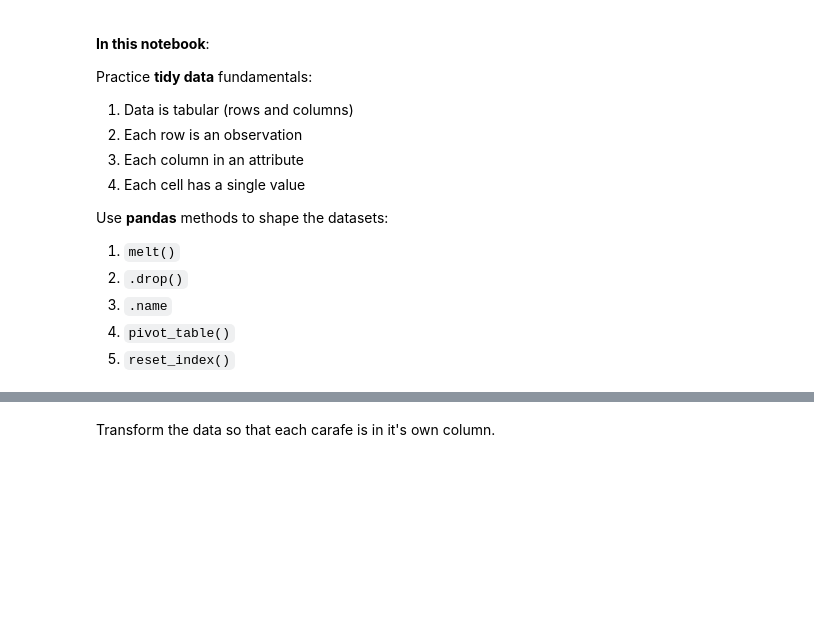
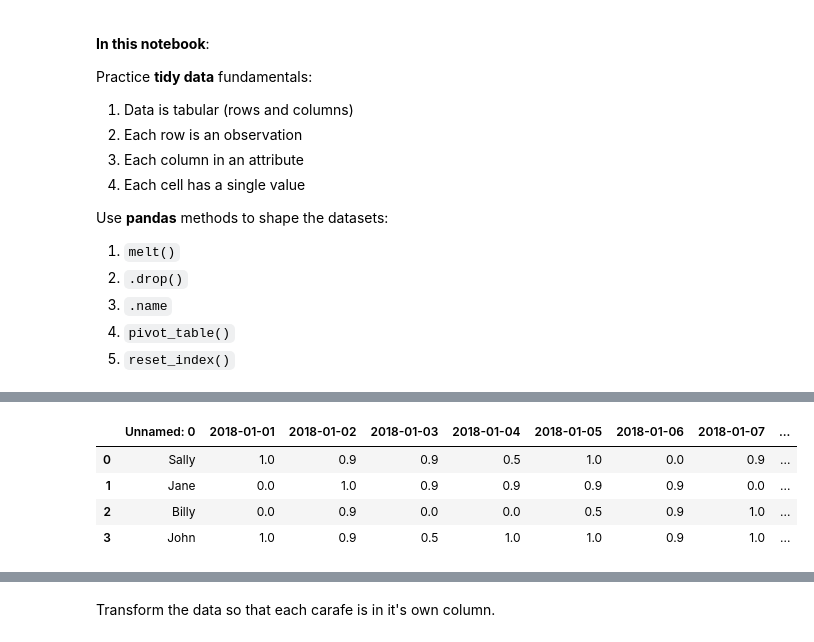
Before and after one commit to Promeos/classification-exercises, a Jupyter notebook: tidy-data.ipynb, the cells around one changed output, grey strips where cells are left out. Saved outputs shown, nothing was run; the diff lists cells and outputs as text; code cells hidden in the pictures; blank space fills up the shorter version.

```diff
--- a/tidy-data.ipynb
+++ b/tidy-data.ipynb
@@ -24,0 +34,10 @@ Load the `attendance.csv` file
+# %%
+df_attendance.replace(to_replace={'P': 1.00, 'T': 0.90, 'H': 0.50, 'A':0.00}, inplace=True)
+# %%
+df_attendance.head()
+# %% [output]
+|  | Unnamed: 0 | 2018-01-01 | 2018-01-02 | 2018-01-03 | 2018-01-04 | 2018-01-05 | 2018-01-06 | 2018-01-07 | ... |
+| 0 | Sally | 1.0 | 0.9 | 0.9 | 0.5 | 1.0 | 0.0 | 0.9 | ... |
+| 1 | Jane | 0.0 | 1.0 | 0.9 | 0.9 | 0.9 | 0.9 | 0.0 | ... |
+| 2 | Billy | 0.0 | 0.9 | 0.0 | 0.0 | 0.5 | 0.9 | 1.0 | ... |
+| 3 | John | 1.0 | 0.9 | 0.5 | 1.0 | 1.0 | 0.9 | 1.0 | ... |
```
Also changed, not shown: parts of 38 cells of this notebook.
